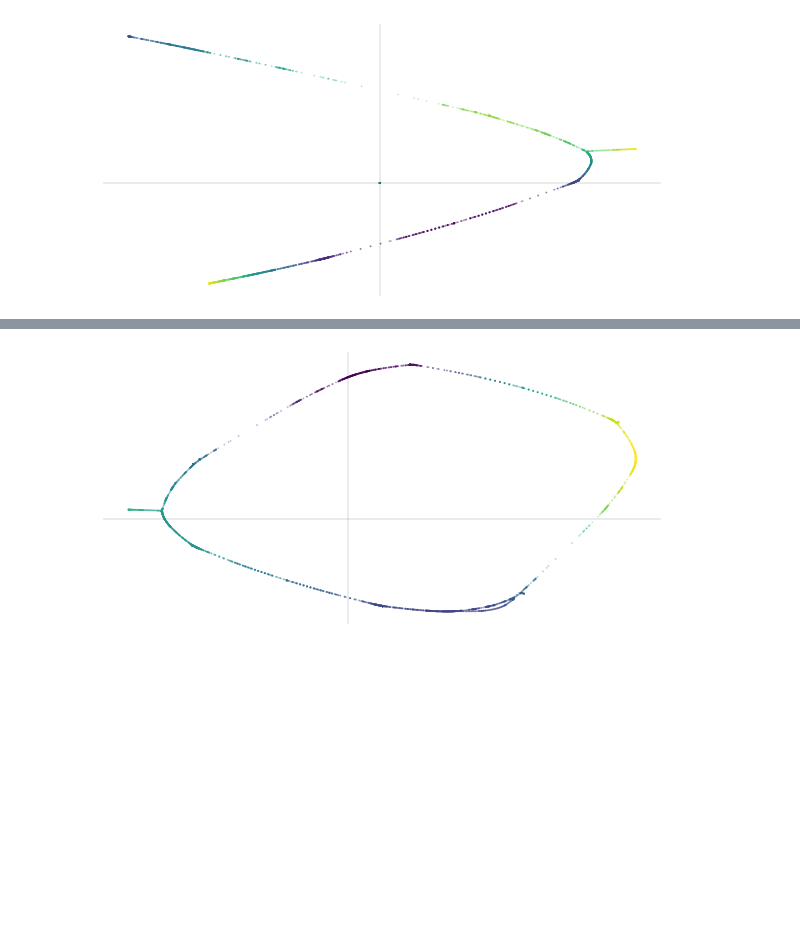
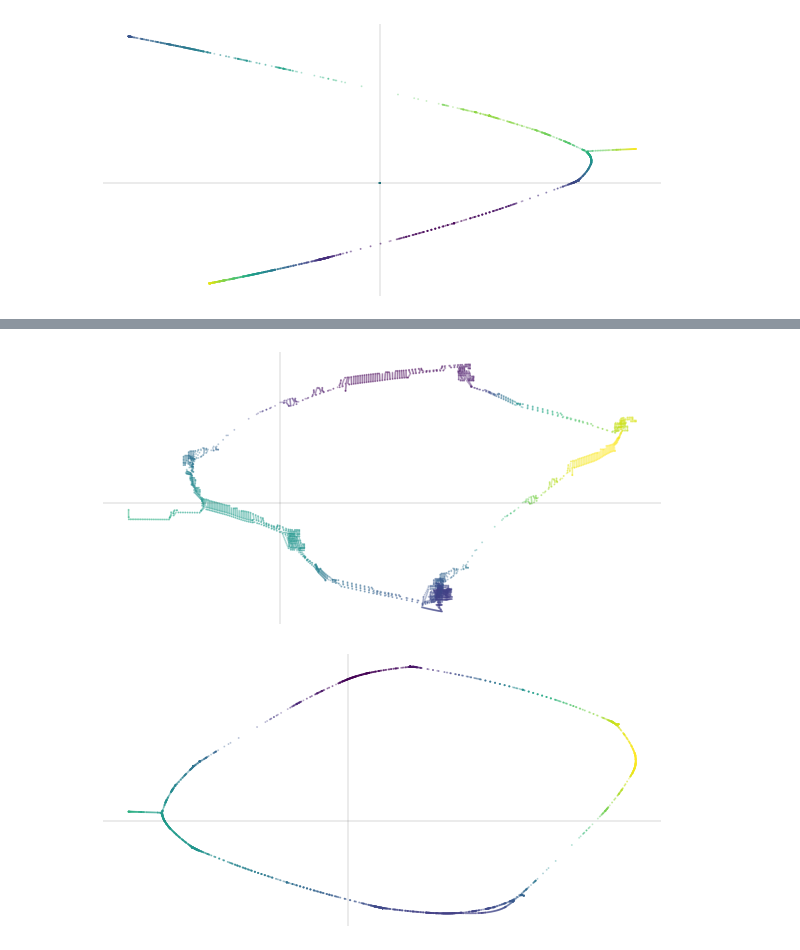
Before and after one commit to aremath/sm_rando, a Jupyter notebook: world_rando/state_graphs.ipynb, the cells around one changed output, grey strips where cells are left out. Cells and saved outputs as stored; diff of their text form; code cells hidden in the pictures; blank space fills up the shorter version.

```diff
--- a/world_rando/state_graphs.ipynb
+++ b/world_rando/state_graphs.ipynb
@@ -103,4 +99,22 @@ Wall time: 4.95 s
 SpectralEmbedding(affinity='precomputed', n_components=3)
+# %%
+g12_embedding.embedding_.shape
+len(embedding)
+positions = np.array([(-s.position.y, s.position.x, 0) for s in embedding.keys()])
+g12_positions = g12_embedding.embedding_ + positions * 1/10000
+# %%
+figsize(10,5);
+axis('off');
+scatter(g12_positions[:,1],
+        g12_positions[:,0],
+        s=1,
+        c=g12_positions[:,2],
+        alpha=0.25,
+        );
+axhline(0,color='black',alpha=0.1);
+axvline(0,color='black',alpha=0.1);
+# %% [output]
+[figure, added]
 # %%
 figsize(10,5);
 axis('off');
```
Also changed, not shown: parts of 4 cells of this notebook, 25 other files.
